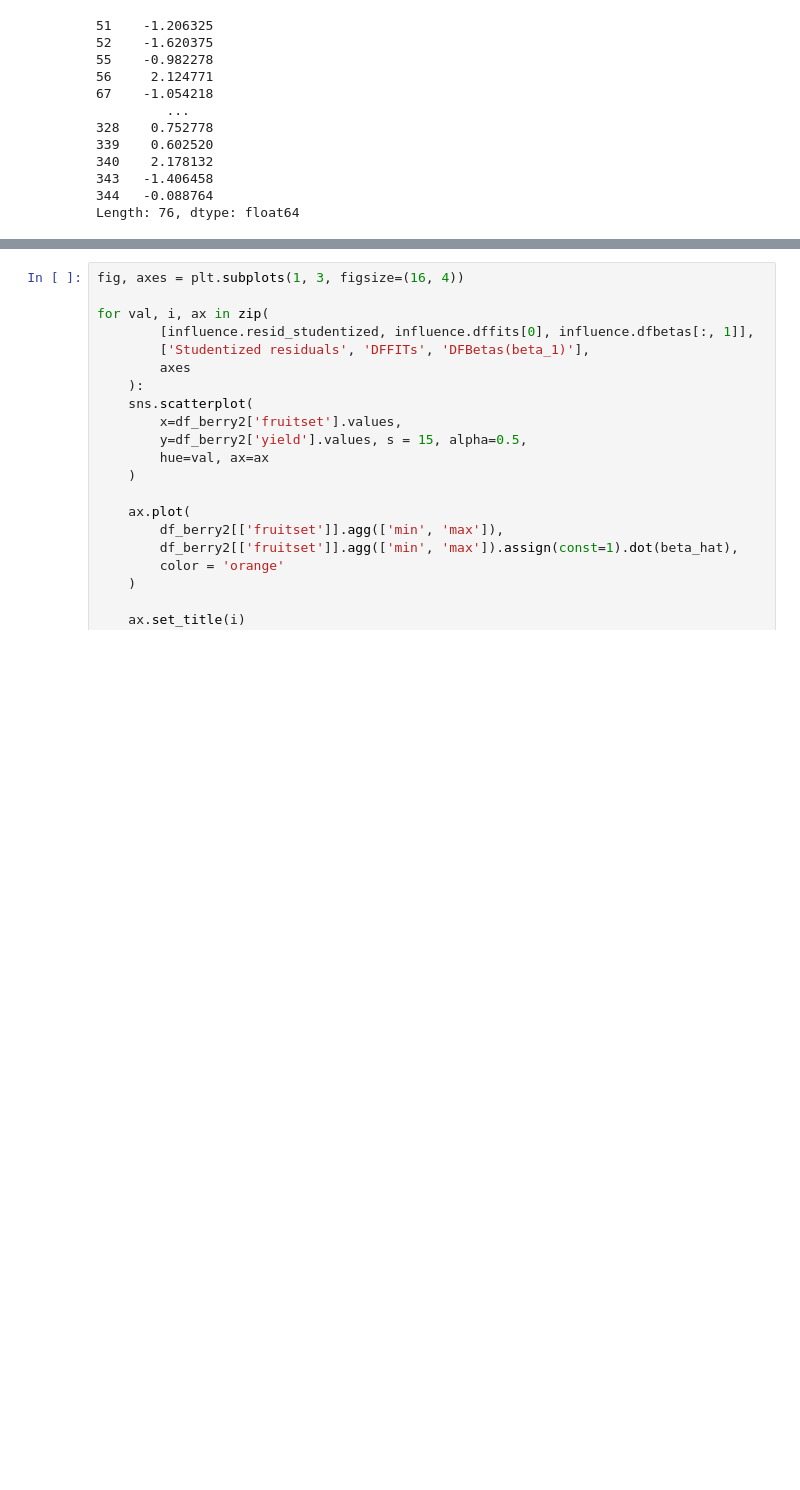
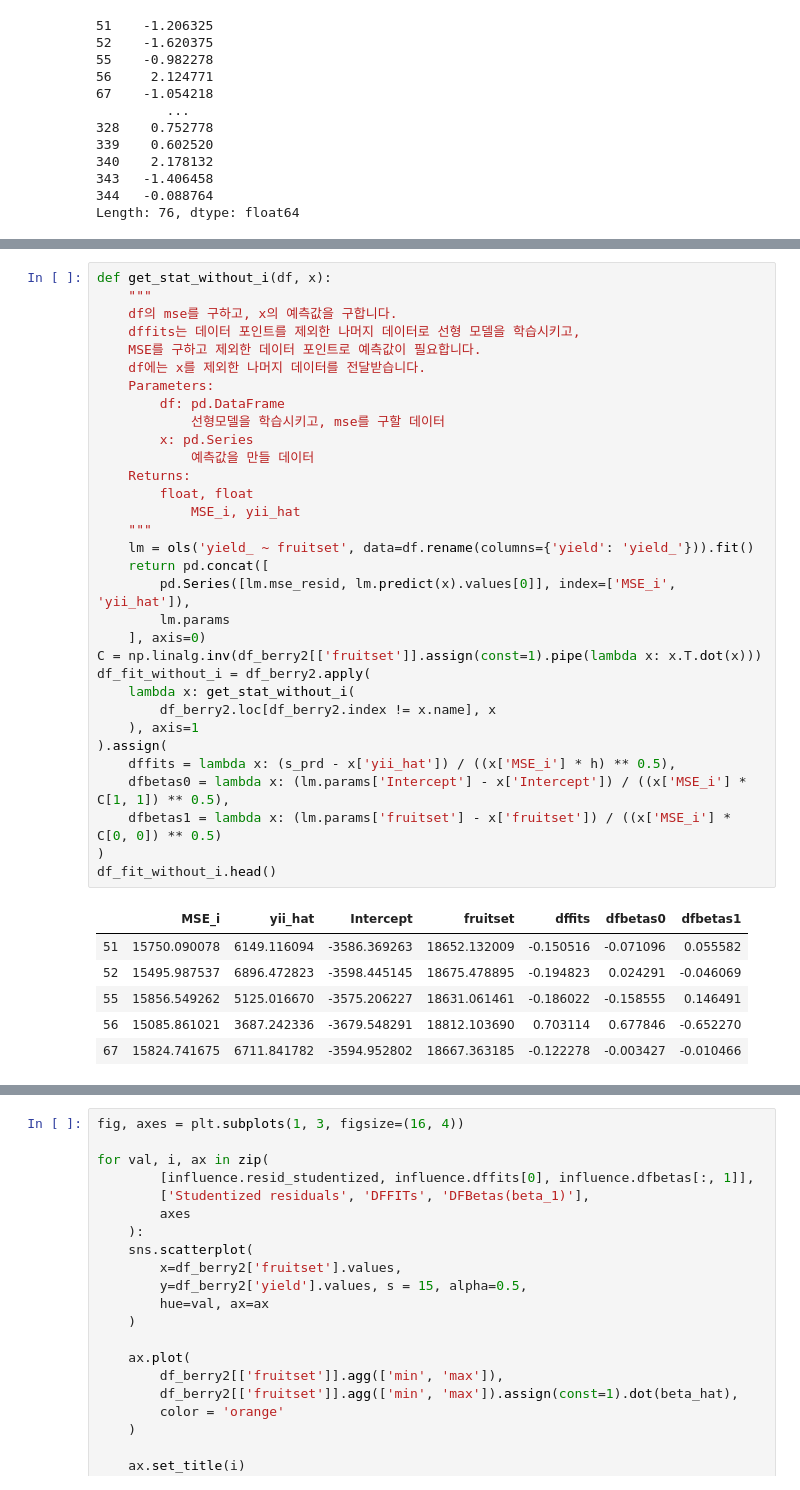
Before and after one commit to sunkusun9/DS_Lv3_elearning, a Jupyter notebook: 2-7. 회귀 분석.ipynb, the cells around one changed output, grey strips where cells are left out. Cells and saved outputs as stored; diff of their text form; blank space fills up the shorter version.

```diff
--- a/2-7. 회귀 분석.ipynb
+++ b/2-7. 회귀 분석.ipynb
@@ -541 +668,40 @@ Length: 76, dtype: float64
+# %%
+def get_stat_without_i(df, x):
+    """
+    df의 mse를 구하고, x의 예측값을 구합니다.
+    dffits는 데이터 포인트를 제외한 나머지 데이터로 선형 모델을 학습시키고,
+    MSE를 구하고 제외한 데이터 포인트로 예측값이 필요합니다.
+    df에는 x를 제외한 나머지 데이터를 전달받습니다.
+    Parameters:
+        df: pd.DataFrame
+            선형모델을 학습시키고, mse를 구할 데이터
+        x: pd.Series
+            예측값을 만들 데이터
+    Returns:
+        float, float
+            MSE_i, yii_hat
+    """
+    lm = ols('yield_ ~ fruitset', data=df.rename(columns={'yield': 'yield_'})).fit()
+    return pd.concat([
+        pd.Series([lm.mse_resid, lm.predict(x).values[0]], index=['MSE_i', 'yii_hat']),
+        lm.params
+    ], axis=0)
+C = np.linalg.inv(df_berry2[['fruitset']].assign(const=1).pipe(lambda x: x.T.dot(x)))
+df_fit_without_i = df_berry2.apply(
+    lambda x: get_stat_without_i(
+        df_berry2.loc[df_berry2.index != x.name], x
+    ), axis=1
+).assign(
+    dffits = lambda x: (s_prd - x['yii_hat']) / ((x['MSE_i'] * h) ** 0.5),
+    dfbetas0 = lambda x: (lm.params['Intercept'] - x['Intercept']) / ((x['MSE_i'] * C[1, 1]) ** 0.5),
+    dfbetas1 = lambda x: (lm.params['fruitset'] - x['fruitset']) / ((x['MSE_i'] * C[0, 0]) ** 0.5)
+)
+df_fit_without_i.head()
+# %% [output]
+|  | MSE_i | yii_hat | Intercept | fruitset | dffits | dfbetas0 | dfbetas1 |
+| 51 | 15750.090078 | 6149.116094 | -3586.369263 | 18652.132009 | -0.150516 | -0.071096 | 0.055582 |
+| 52 | 15495.987537 | 6896.472823 | -3598.445145 | 18675.478895 | -0.194823 | 0.024291 | -0.046069 |
+| 55 | 15856.549262 | 5125.016670 | -3575.206227 | 18631.061461 | -0.186022 | -0.158555 | 0.146491 |
+| 56 | 15085.861021 | 3687.242336 | -3679.548291 | 18812.103690 | 0.703114 | 0.677846 | -0.652270 |
+| 67 | 15824.741675 | 6711.841782 | -3594.952802 | 18667.363185 | -0.122278 | -0.003427 | -0.010466 |
 # %%
```
Also changed, not shown: parts of 32 cells of this notebook.
